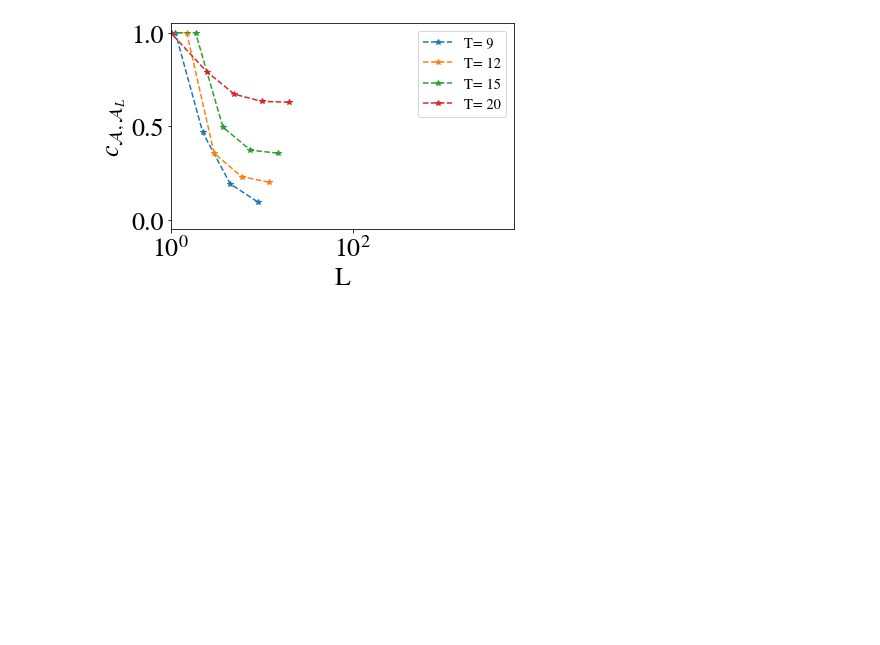
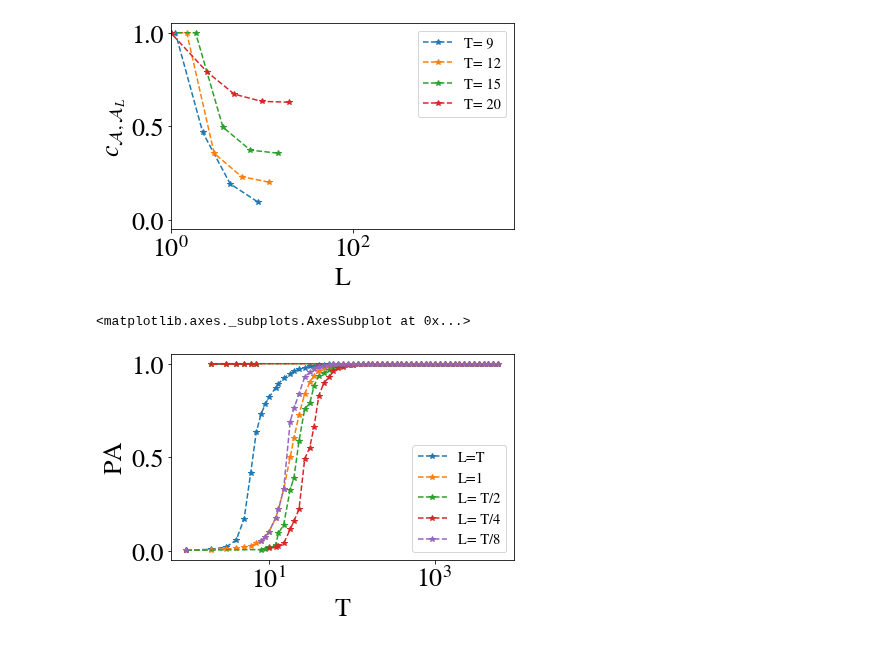
Before and after one commit to saemeon/SubTempNet, a Jupyter notebook: Simulations Empirical Temporal Networks.ipynb, the cells around one changed output. Saved outputs shown, nothing was run; the diff lists cells and outputs as text; code cells hidden in the pictures; blank space fills up the shorter version.

```diff
--- a/Simulations Empirical Temporal Networks.ipynb
+++ b/Simulations Empirical Temporal Networks.ipynb
@@ -81,7 +61,7 @@ SubTempNet.write_snapshotlist_to_edgelist(A, name, separator='\t')
 # %%
 filename = "data/primaryschool_EDS.edges"
 objname= "primaryschool_EDS"
-STN = SubTempNet(filename, objname, directed= False, init = True)
+STN = SubTempNet(filename, objname, directed= False, init = False)
 # %%
 num = 50
 T = sorted([1]+list(set(np.logspace(np.log10(5846),np.log10(8.1), num, dtype = int))))
@@ -96,3 +76,5 @@ STN.run(*T,  maxsamp = 30, minsamp = 5)
 # %% [output]
 Done with samplelengths  [1, 8, 9, 10, 12, 13, 15, 18, 20, 23, 27, 31, 35, 40, 46, 53, 60, 69, 79, 90, 103, 118, 135, 155, 177]
 Analyzing sample number 30 for samplelength  203 and  8 slices
+# %%
+STN.run(2,3,4,5,6,7,  maxsamp = 30, minsamp = 5)
@@ -109,3 +94,8 @@ STN.plot_cA0AL(2,4,6,8)
 [figure]
 [figure]
 [figure]
+# %%
+STN.plot_PA(normalize=True, LCC = False)
+# %% [output]
+<matplotlib.axes._subplots.AxesSubplot at 0x...>
+[figure, added]
```
Also changed, not shown: parts of 2 cells of this notebook, 2 other files.
